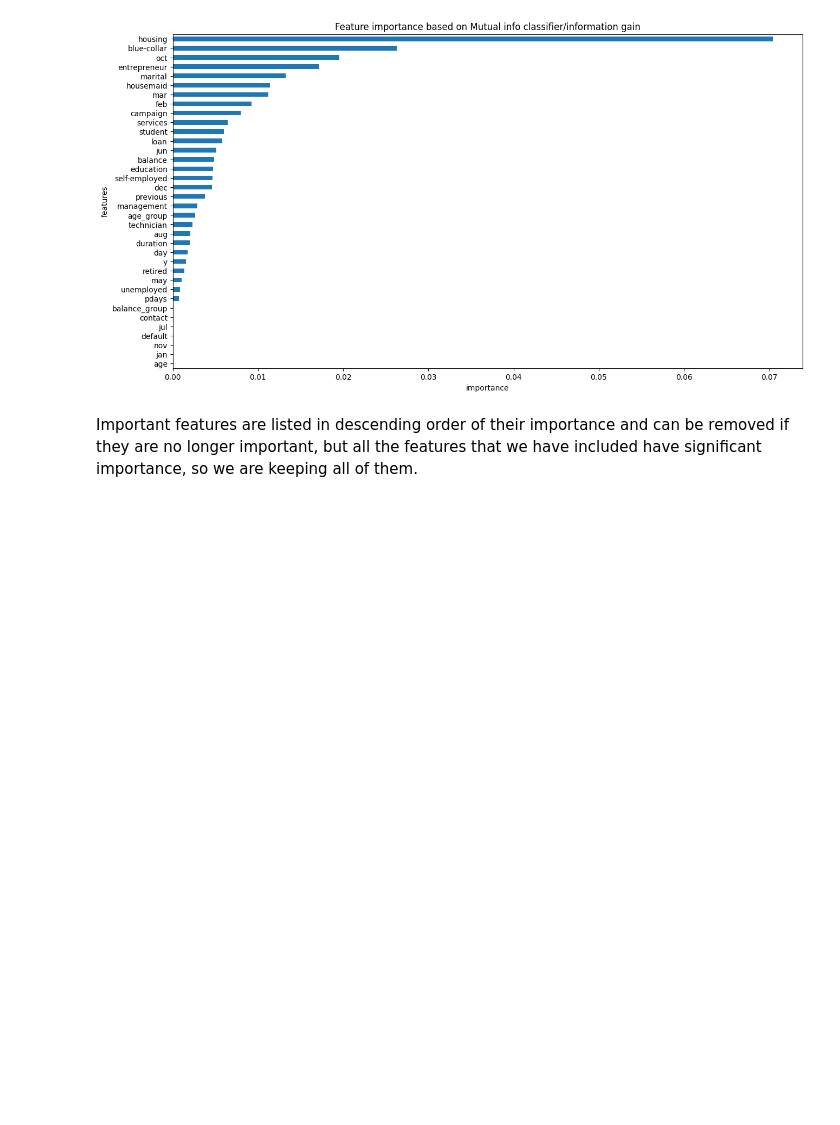
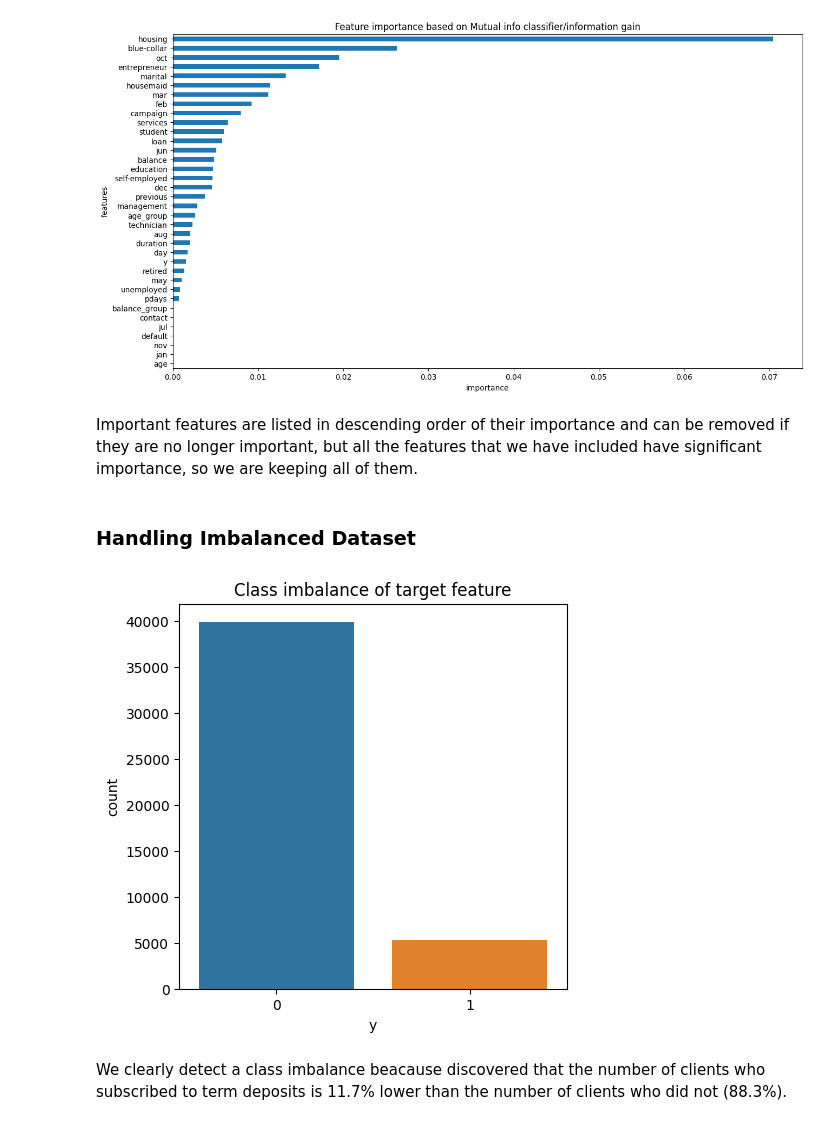
Before and after one commit to swapnalishamrao/Supervised_ML_Classification_Project_2, a Jupyter notebook: Supervised_ML_Classification_Project_2.ipynb, the cells around one changed output. Drawn from its saved outputs; the diff is of its cells as text; code cells hidden in the pictures; blank space fills up the shorter version.

Commit message:
Handling Imbalanced Dataset

```diff
--- a/Supervised_ML_Classification_Project_2.ipynb
+++ b/Supervised_ML_Classification_Project_2.ipynb
@@ -1136,3 +1136,16 @@ plt.show()
 [figure]
 # %% [markdown]
 Important features are listed in descending order of their importance and can be removed if they are no longer important, but all the features that we have included have significant importance, so we are keeping all of them.
+# %% [markdown]
+### **Handling Imbalanced Dataset**
+# %%
+# Plotting bar graph to vizualize the class imbalance of target feature
+plt.figure(figsize=(5,5))
+plot=plt.subplot(111)
+sns.countplot(x=df['y'])
+plt.title('Class imbalance of target feature')
+plt.show()
+# %% [output]
+[figure, added]
+# %% [markdown]
+ We clearly detect a class imbalance beacause discovered that the number of clients who subscribed to term deposits is 11.7% lower than the number of clients who did not (88.3%).
```
Also changed, not shown: parts of 4 cells of this notebook.
